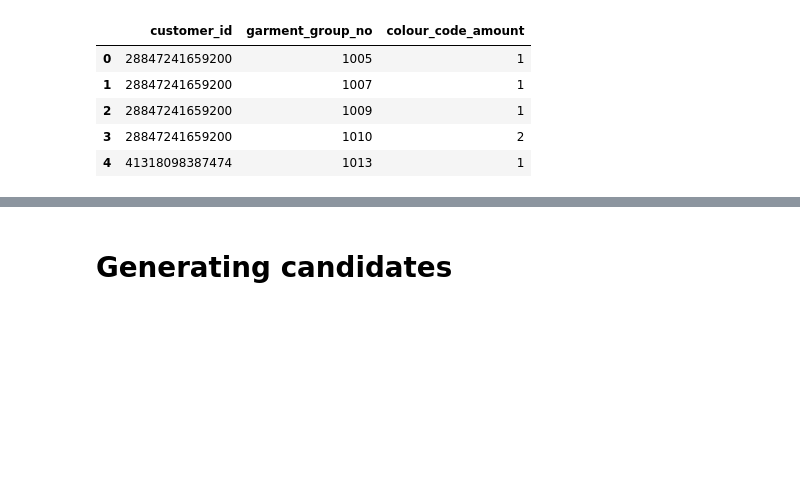
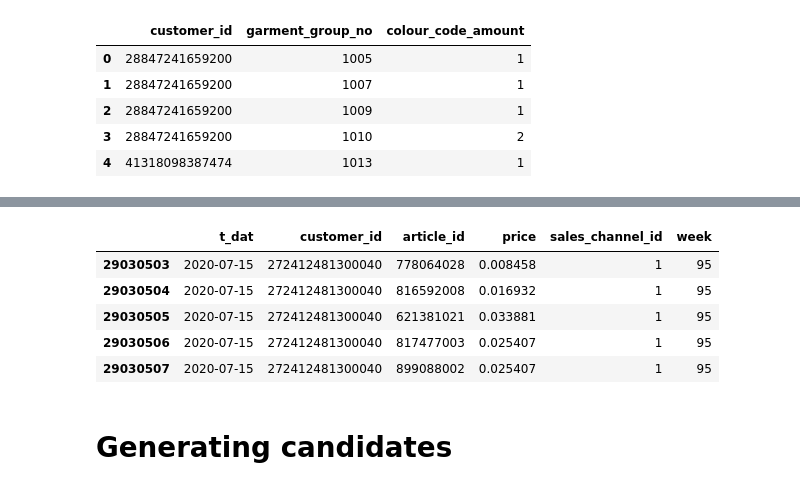
Before and after one commit to LienM/ai-project-22-23, a Jupyter notebook: RobbeLauwers/lecture5_part2.ipynb, the cells around one changed output, grey strips where cells are left out. Saved outputs shown, nothing was run; the diff lists cells and outputs as text; code cells hidden in the pictures; blank space fills up the shorter version.

```diff
--- a/RobbeLauwers/lecture5_part2.ipynb
+++ b/RobbeLauwers/lecture5_part2.ipynb
@@ -82,6 +137,15 @@ temp2.head()
 | 2 | 28847241659200 | 1009 | 1 | 2.0 |
 | 3 | 28847241659200 | 1010 | 2 | 1.0 |
 | 4 | 41318098387474 | 1013 | 1 | 1.0 |
+# %%
+transactions.head()
+# %% [output]
+|  | t_dat | customer_id | article_id | price | sales_channel_id | week |
+| 29030503 | 2020-07-15 | 272412481300040 | 778064028 | 0.008458 | 1 | 95 |
+| 29030504 | 2020-07-15 | 272412481300040 | 816592008 | 0.016932 | 1 | 95 |
+| 29030505 | 2020-07-15 | 272412481300040 | 621381021 | 0.033881 | 1 | 95 |
+| 29030506 | 2020-07-15 | 272412481300040 | 817477003 | 0.025407 | 1 | 95 |
+| 29030507 | 2020-07-15 | 272412481300040 | 899088002 | 0.025407 | 1 | 95 |
 # %% [markdown]
 # Generating candidates
 # %% [markdown]
```
Also changed, not shown: parts of 25 cells of this notebook.
